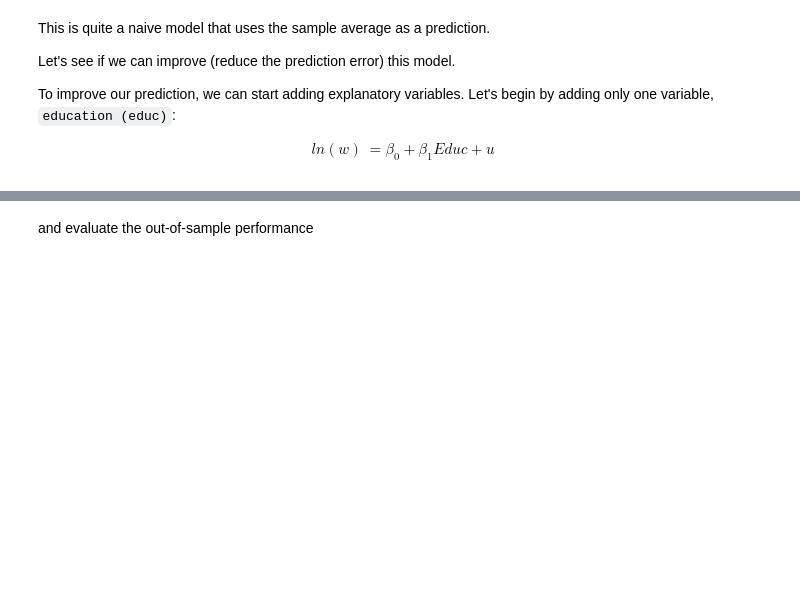
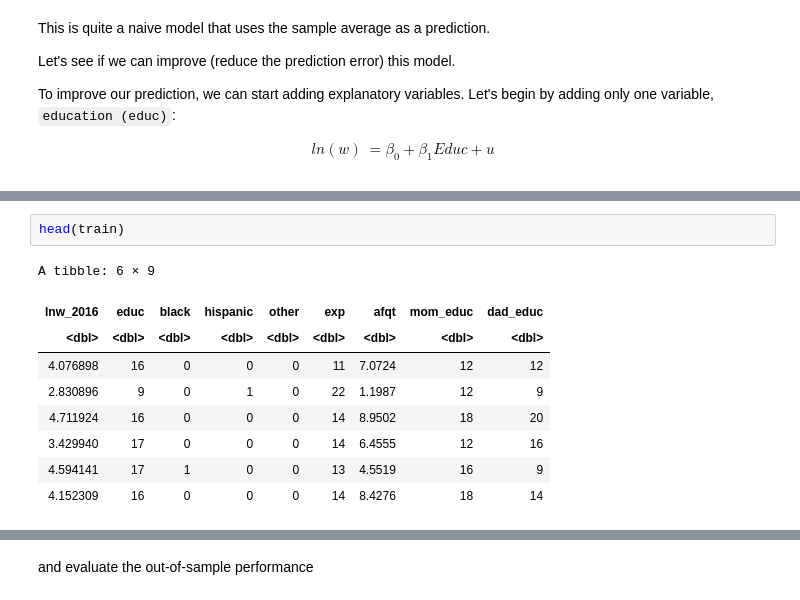
Before and after one commit to Samuel11-cell/BDML_202501-SNM, a Jupyter notebook: Modulo02/CuadernoModulo02_CV.ipynb, the cells around one changed output, grey strips where cells are left out. Drawn from its saved outputs; the diff is of its cells as text; blank space fills up the shorter version.

```diff
--- a/Modulo02/CuadernoModulo02_CV.ipynb
+++ b/Modulo02/CuadernoModulo02_CV.ipynb
@@ -192,0 +282,12 @@ test$hat_lnw_m2<-predict(model2,newdata = test)
+# %%
+head(train)
+# %% [output]
+A tibble: 6 × 9
+| lnw_2016 | educ | black | hispanic | other | exp | afqt | mom_educ | dad_educ |
+| <dbl> | <dbl> | <dbl> | <dbl> | <dbl> | <dbl> | <dbl> | <dbl> | <dbl> |
+| 4.076898 | 16 | 0 | 0 | 0 | 11 | 7.0724 | 12 | 12 |
+| 2.830896 | 9 | 0 | 1 | 0 | 22 | 1.1987 | 12 | 9 |
+| 4.711924 | 16 | 0 | 0 | 0 | 14 | 8.9502 | 18 | 20 |
+| 3.429940 | 17 | 0 | 0 | 0 | 14 | 6.4555 | 12 | 16 |
+| 4.594141 | 17 | 1 | 0 | 0 | 13 | 4.5519 | 16 | 9 |
+| 4.152309 | 16 | 0 | 0 | 0 | 14 | 8.4276 | 18 | 14 |
```
Also changed, not shown: parts of 36 cells of this notebook, 2 other files.
